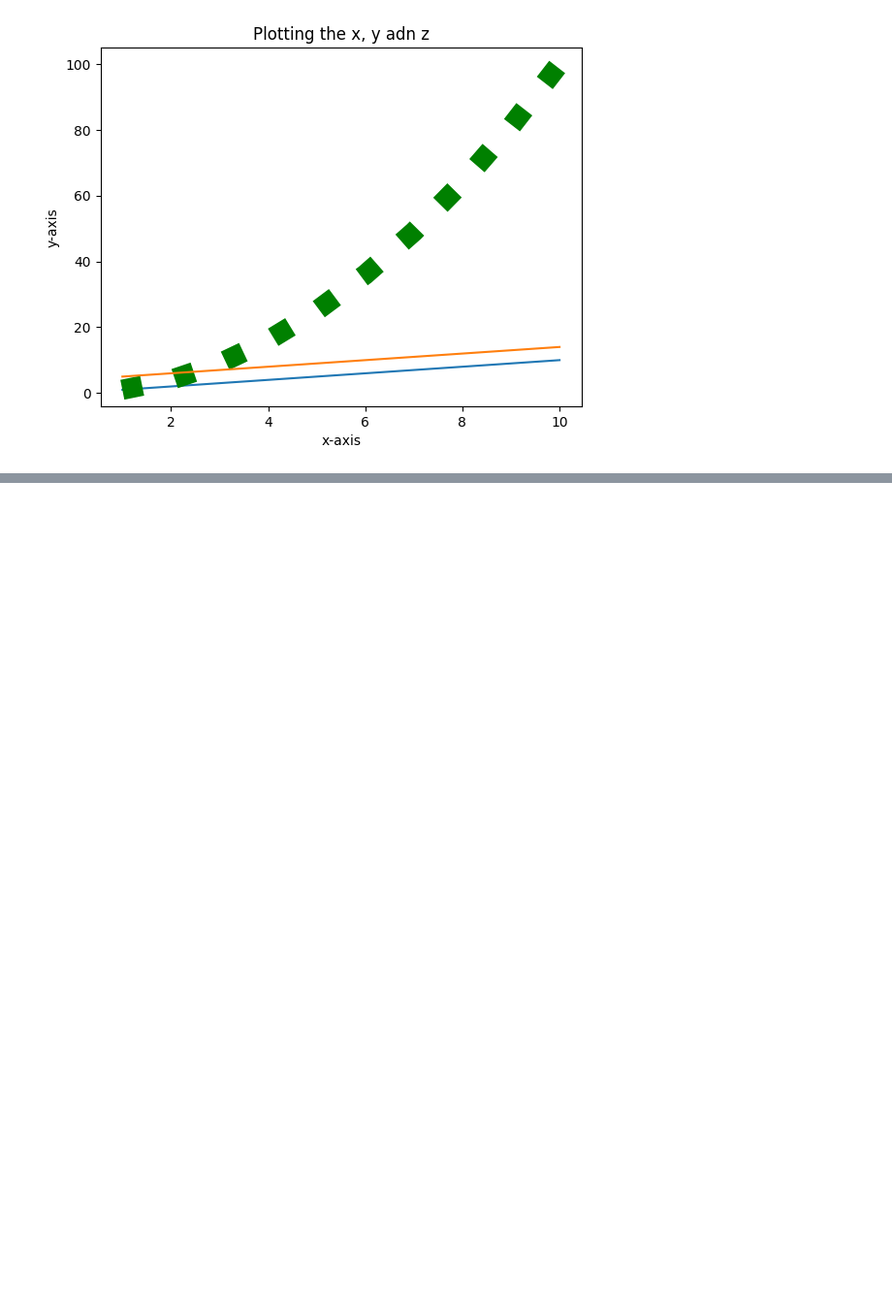
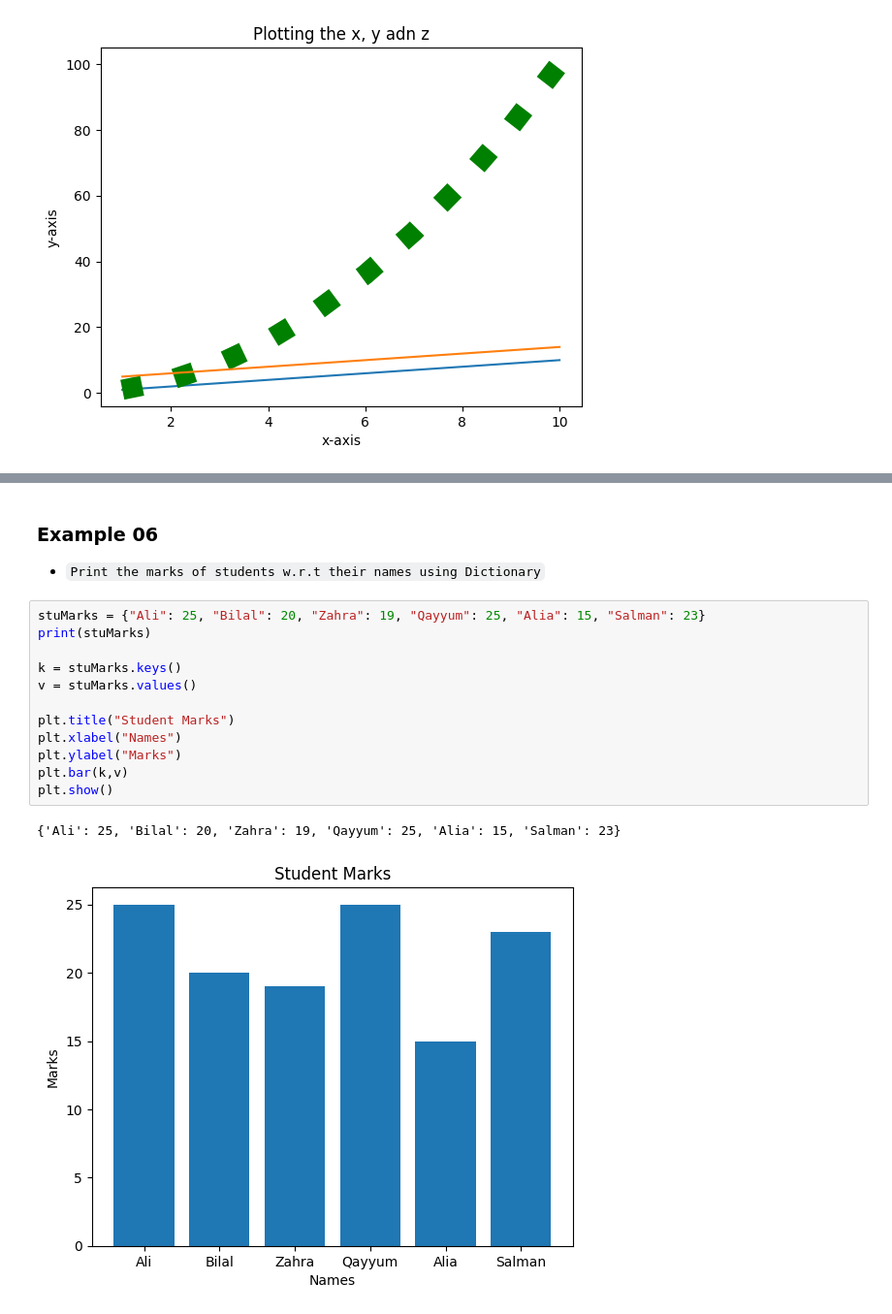
Before and after one commit to ZiaUrRehman-bit/Python-Course-For-Biginners, a Jupyter notebook: 02 Numpy Pandas Matplotlib.ipynb, the cells around one changed output, grey strips where cells are left out. Shown at 97% size. Drawn from its saved outputs; the diff is of its cells as text; blank space fills up the shorter version.

```diff
--- a/02 Numpy Pandas Matplotlib.ipynb
+++ b/02 Numpy Pandas Matplotlib.ipynb
@@ -1204,0 +1237,18 @@ plt.show()
+# %% [markdown]
+### Example 06
+- `Print the marks of students w.r.t their names using Dictionary`
+# %%
+stuMarks = {"Ali": 25, "Bilal": 20, "Zahra": 19, "Qayyum": 25, "Alia": 15, "Salman": 23}
+print(stuMarks)
+
+k = stuMarks.keys()
+v = stuMarks.values()
+
+plt.title("Student Marks")
+plt.xlabel("Names")
+plt.ylabel("Marks")
+plt.bar(k,v)
+plt.show()
+# %% [output]
+{'Ali': 25, 'Bilal': 20, 'Zahra': 19, 'Qayyum': 25, 'Alia': 15, 'Salman': 23}
+[figure, added]
```
Also changed, not shown: parts of 8 cells of this notebook.
